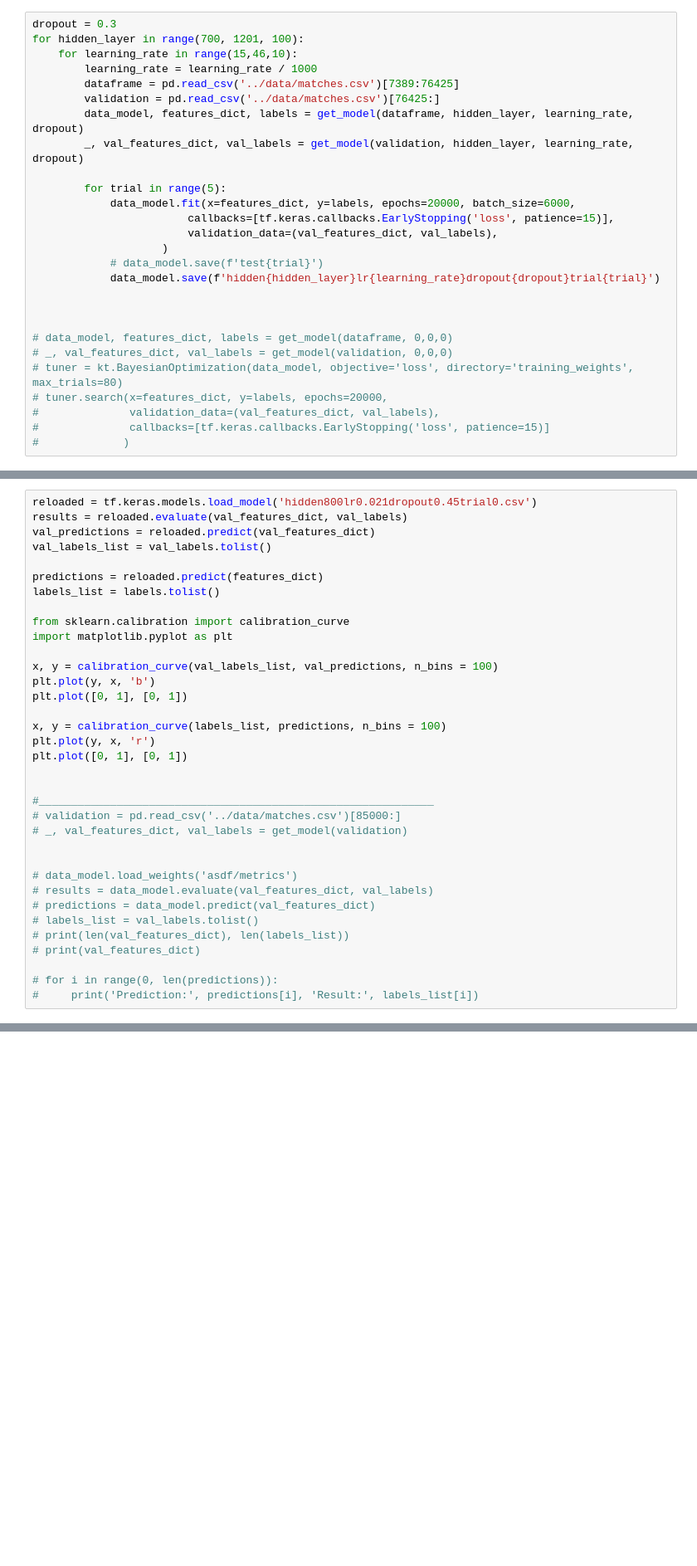
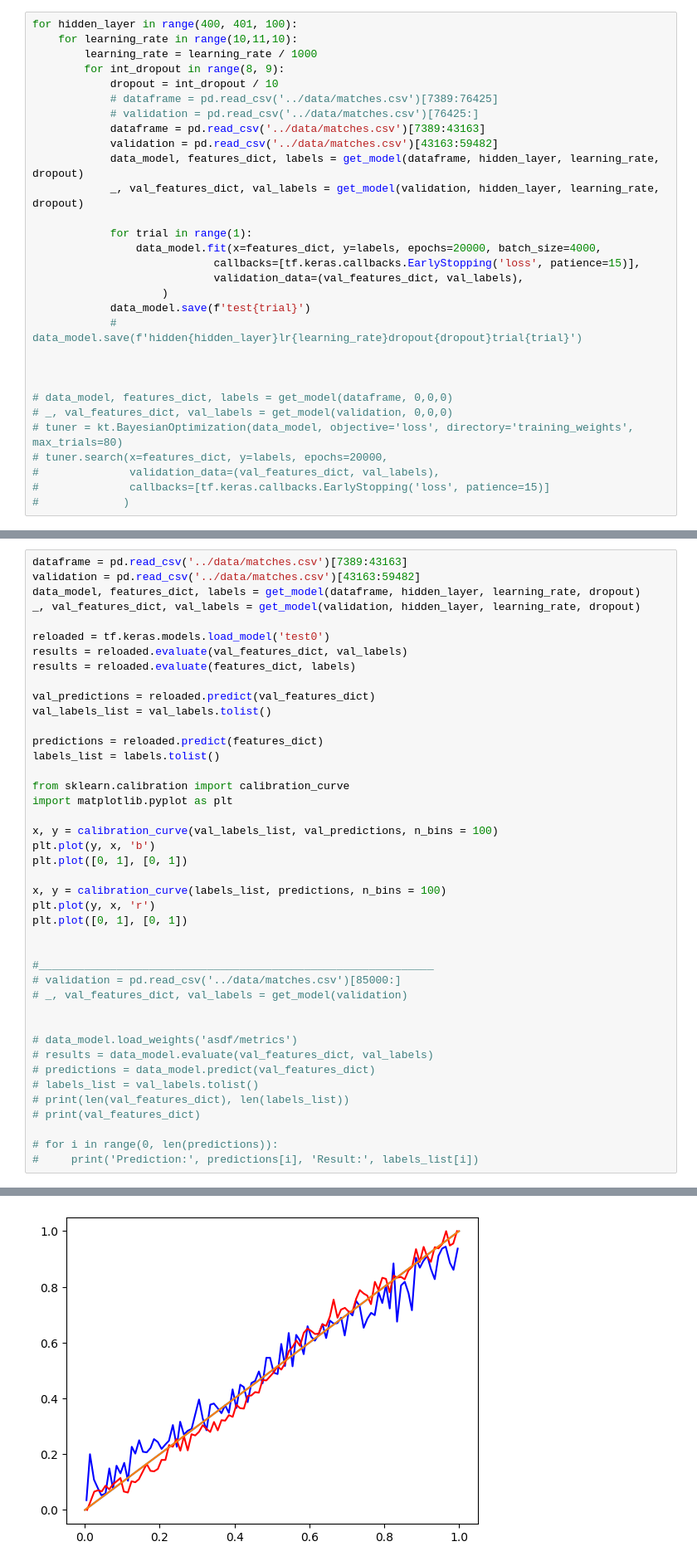
Before and after one commit to wuhw234/tennis-ml, a Jupyter notebook: neural_network/NeuralNetwork.ipynb, the cells around one changed output, grey strips where cells are left out. Shown: that part at 83% size. Cells and saved outputs as stored; diff of their text form; blank space fills up the shorter version.

Commit message:
added new models

```diff
--- a/neural_network/NeuralNetwork.ipynb
+++ b/neural_network/NeuralNetwork.ipynb
@@ -141,22 +141,25 @@ def get_model(dataframe, hidden_layer, learning_rate, dropout):
 
     return data_model, features_dict, labels
 # %%
-dropout = 0.3
-for hidden_layer in range(700, 1201, 100):
-    for learning_rate in range(15,46,10):
+for hidden_layer in range(400, 401, 100):
+    for learning_rate in range(10,11,10):
         learning_rate = learning_rate / 1000
-        dataframe = pd.read_csv('../data/matches.csv')[7389:76425]
-        validation = pd.read_csv('../data/matches.csv')[76425:]
-        data_model, features_dict, labels = get_model(dataframe, hidden_layer, learning_rate, dropout)
-        _, val_features_dict, val_labels = get_model(validation, hidden_layer, learning_rate, dropout)
+        for int_dropout in range(8, 9):
+            dropout = int_dropout / 10
+            # dataframe = pd.read_csv('../data/matches.csv')[7389:76425]
+            # validation = pd.read_csv('../data/matches.csv')[76425:]
+            dataframe = pd.read_csv('../data/matches.csv')[7389:43163]
+            validation = pd.read_csv('../data/matches.csv')[43163:59482]
+            data_model, features_dict, labels = get_model(dataframe, hidden_layer, learning_rate, dropout)
+            _, val_features_dict, val_labels = get_model(validation, hidden_layer, learning_rate, dropout)
 
-        for trial in range(5):
-            data_model.fit(x=features_dict, y=labels, epochs=20000, batch_size=6000,
-                        callbacks=[tf.keras.callbacks.EarlyStopping('loss', patience=15)],
-                        validation_data=(val_features_dict, val_labels),
+            for trial in range(1):
+                data_model.fit(x=features_dict, y=labels, epochs=20000, batch_size=4000,
+                            callbacks=[tf.keras.callbacks.EarlyStopping('loss', patience=15)],
+                            validation_data=(val_features_dict, val_labels),
                     )
-            # data_model.save(f'test{trial}')
-            data_model.save(f'hidden{hidden_layer}lr{learning_rate}dropout{dropout}trial{trial}')
+            data_model.save(f'test{trial}')
+            # data_model.save(f'hidden{hidden_layer}lr{learning_rate}dropout{dropout}trial{trial}')
 
 
 
@@ -188,6 +194,13 @@ Epoch 339/20000
 # %%
-reloaded = tf.keras.models.load_model('hidden800lr0.021dropout0.45trial0.csv')
+dataframe = pd.read_csv('../data/matches.csv')[7389:43163]
+validation = pd.read_csv('../data/matches.csv')[43163:59482]
+data_model, features_dict, labels = get_model(dataframe, hidden_layer, learning_rate, dropout)
+_, val_features_dict, val_labels = get_model(validation, hidden_layer, learning_rate, dropout)
+
+reloaded = tf.keras.models.load_model('test0')
 results = reloaded.evaluate(val_features_dict, val_labels)
+results = reloaded.evaluate(features_dict, labels)
+
 val_predictions = reloaded.predict(val_features_dict)
 val_labels_list = val_labels.tolist()
 
@@ -224,0 +242 @@ OSError: No file or directory found at hidden800lr0.021dropout0.45trial0.csv
+[figure, added]
```
Also changed, not shown: parts of 2 cells of this notebook, 27 other files.
